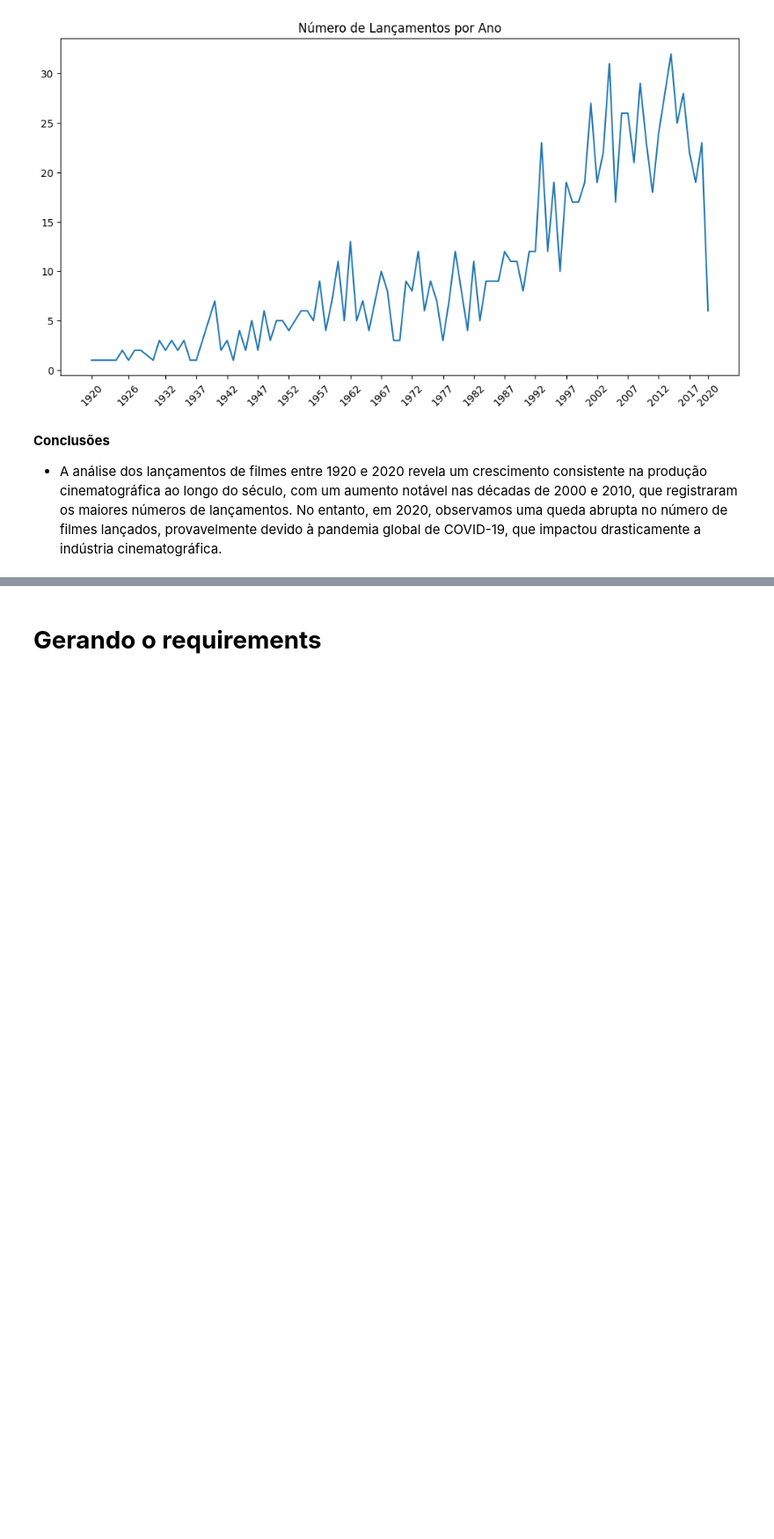
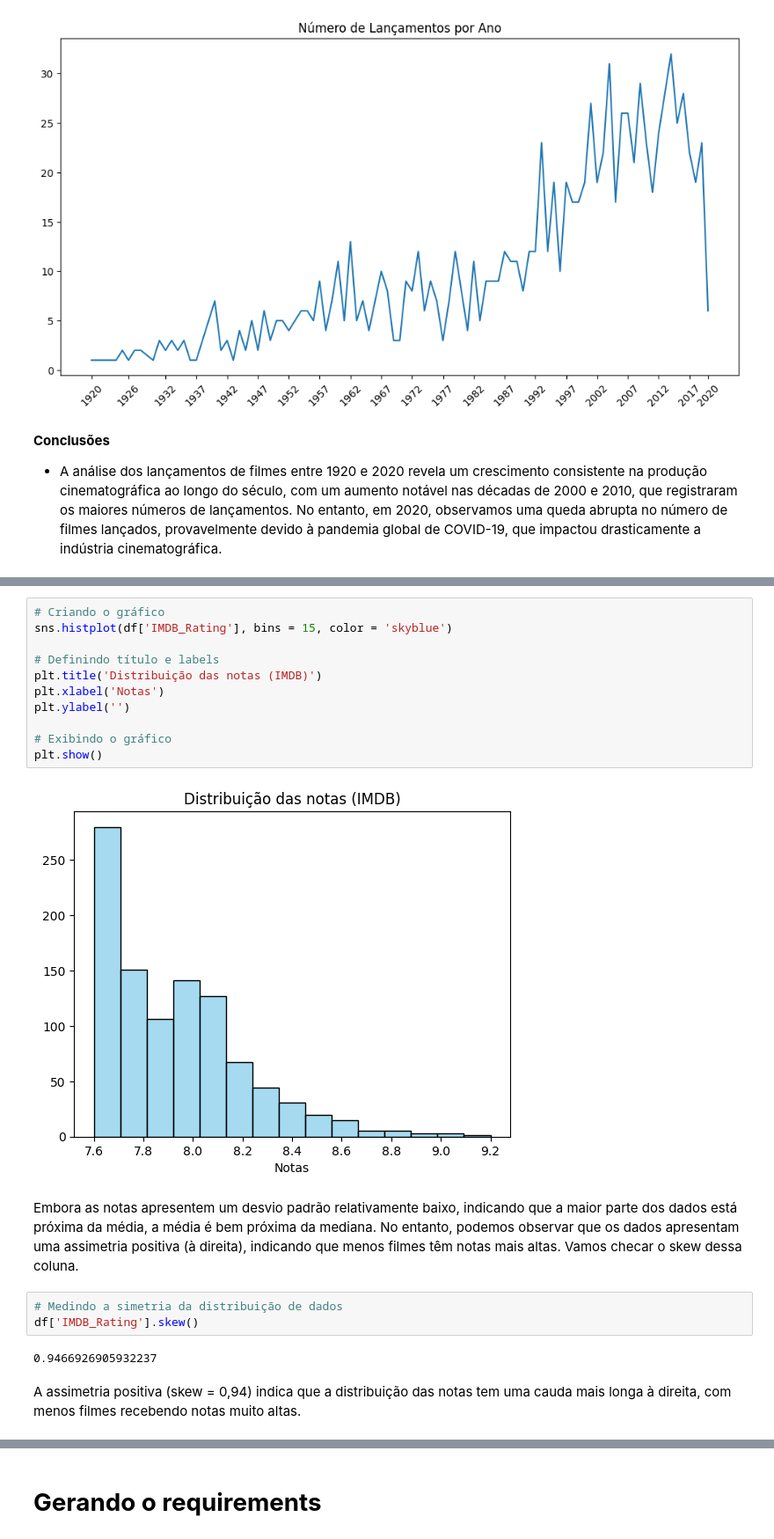
Before and after one commit to JosenildoJunior/Lh_desafio, a Jupyter notebook: Desafio_indicium.ipynb, the cells around one changed output, grey strips where cells are left out. Shown at 88% size. Drawn from its saved outputs; the diff is of its cells as text; blank space fills up the shorter version.

Commit message:
feat: adicionando analises univariadas do IMDB, Meta_score e No_of_votes

```diff
--- a/Desafio_indicium.ipynb
+++ b/Desafio_indicium.ipynb
@@ -471,0 +495,22 @@ plt.show()
+# %%
+# Criando o gráfico
+sns.histplot(df['IMDB_Rating'], bins = 15, color = 'skyblue')
+
+# Definindo título e labels
+plt.title('Distribuição das notas (IMDB)')
+plt.xlabel('Notas')
+plt.ylabel('')
+
+# Exibindo o gráfico
+plt.show()
+# %% [output]
+[figure, added]
+# %% [markdown]
+Embora as notas apresentem um desvio padrão relativamente baixo, indicando que a maior parte dos dados está próxima da média, a média é bem próxima da mediana. No entanto, podemos observar que os dados apresentam uma assimetria positiva (à direita), indicando que menos filmes têm notas mais altas. Vamos checar o skew dessa coluna.
+# %%
+# Medindo a simetria da distribuição de dados
+df['IMDB_Rating'].skew()
+# %% [output]
+0.9466926905932237
+# %% [markdown]
+A assimetria positiva (skew = 0,94) indica que a distribuição das notas tem uma cauda mais longa à direita, com menos filmes recebendo notas muito altas.
```
Also changed, not shown: parts of 21 cells of this notebook.
